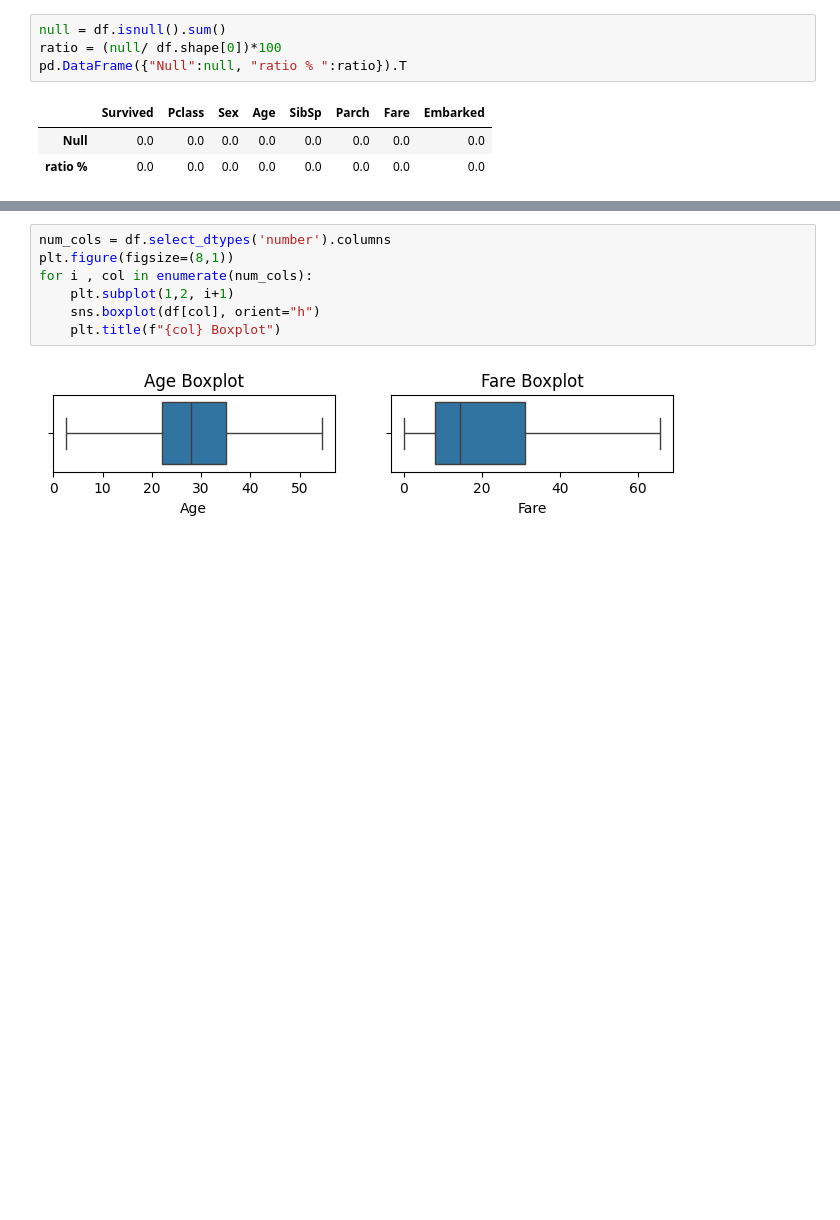
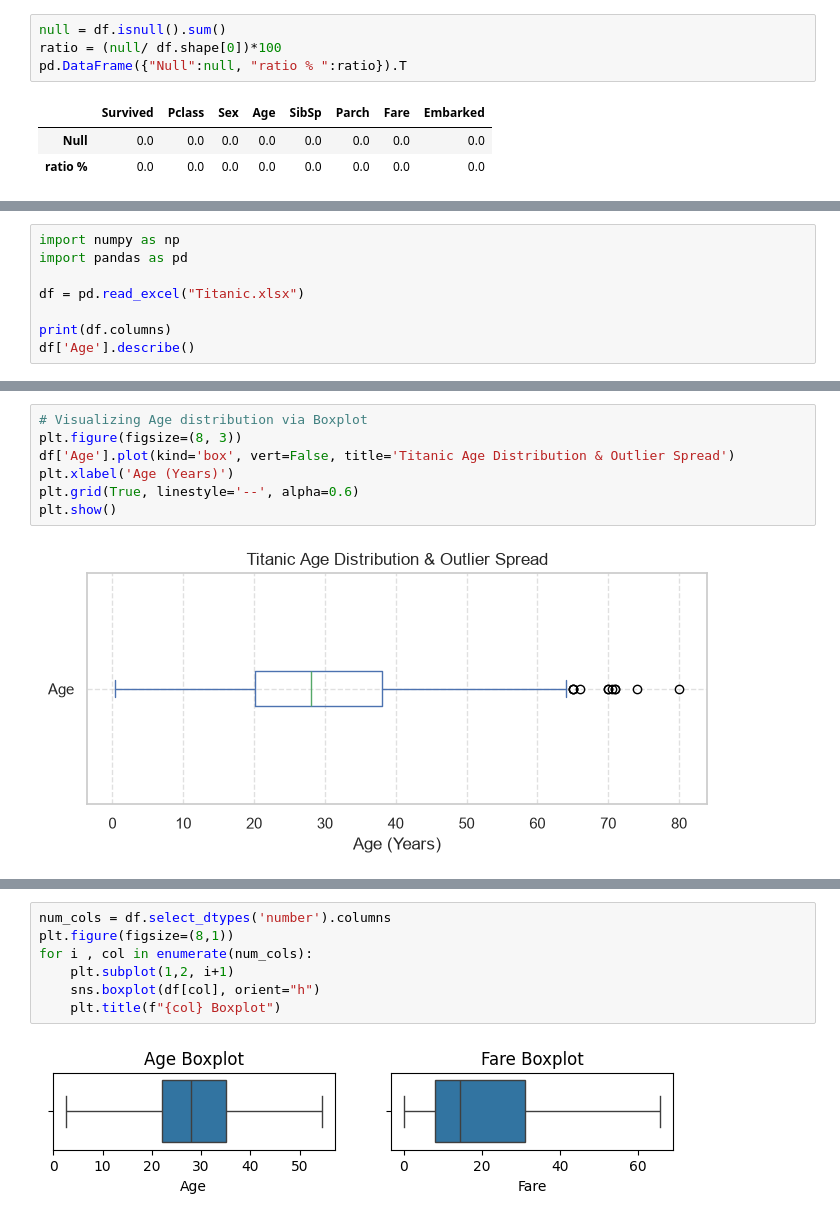
Before and after one commit to Osamamohamad/CA-R5-S2S2-AI, a Jupyter notebook: src/DA/Session-3&4/code/Titanic.ipynb, the cells around one changed output, grey strips where cells are left out. Saved outputs shown, nothing was run; the diff lists cells and outputs as text; blank space fills up the shorter version.

```diff
--- a/src/DA/Session-3&4/code/Titanic.ipynb
+++ b/src/DA/Session-3&4/code/Titanic.ipynb
@@ -141,3 +202,11 @@ for col in num_cols:
     Upper_Outliers = df[df[col] > Upper_Fence][col].values
     df[col].replace(Lower_Outliers, Lower_Fence, inplace= True)
     df[col].replace(Upper_Outliers, Upper_Fence, inplace= True)
+# %%
+import numpy as np
+import pandas as pd
+
+df = pd.read_excel("Titanic.xlsx")
+
+print(df.columns)
+df['Age'].describe()
@@ -143,0 +226,9 @@ for col in num_cols:
+# %%
+# Visualizing Age distribution via Boxplot
+plt.figure(figsize=(8, 3))
+df['Age'].plot(kind='box', vert=False, title='Titanic Age Distribution & Outlier Spread')
+plt.xlabel('Age (Years)')
+plt.grid(True, linestyle='--', alpha=0.6)
+plt.show()
+# %% [output]
+[figure, added]
```
Also changed, not shown: parts of 11 cells of this notebook, 3 other files.
